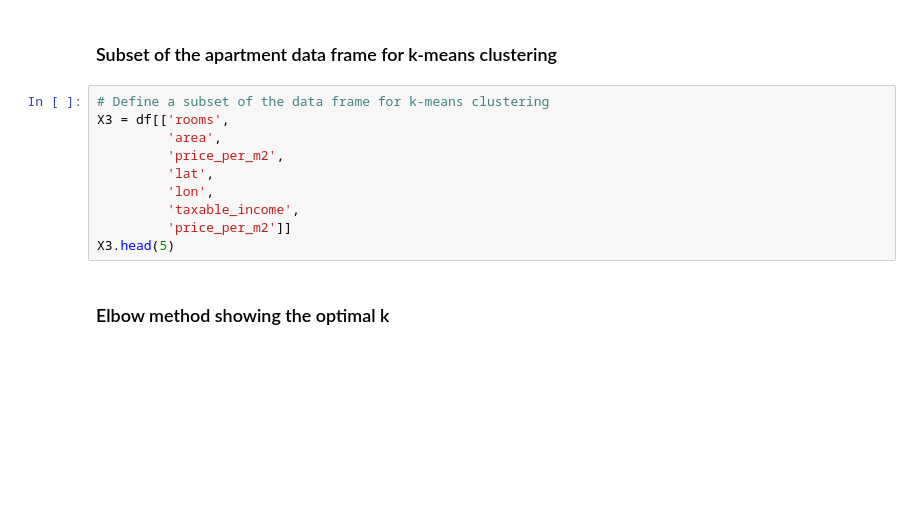
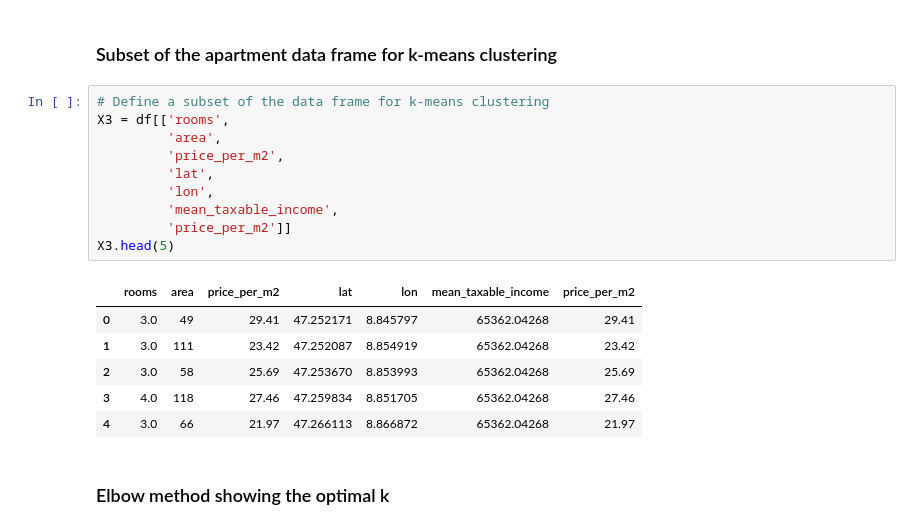
Before and after one commit to kitty365/data_analytics, a Jupyter notebook: Week_10/k-means_clustering.ipynb, the cells around one changed output. Cells and saved outputs as stored; diff of their text form; blank space fills up the shorter version.

```diff
--- a/Week_10/k-means_clustering.ipynb
+++ b/Week_10/k-means_clustering.ipynb
@@ -729,13 +730,20 @@ df.head(5)
 # %%
 # Define a subset of the data frame for k-means clustering
 X3 = df[['rooms',
          'area',
          'price_per_m2',
          'lat',
          'lon',
-         'taxable_income',
+         'mean_taxable_income',
          'price_per_m2']]
 X3.head(5)
+# %% [output]
+|  | rooms | area | price_per_m2 | lat | lon | mean_taxable_income | price_per_m2 |
+| 0 | 3.0 | 49 | 29.41 | 47.252171 | 8.845797 | 65362.04268 | 29.41 |
+| 1 | 3.0 | 111 | 23.42 | 47.252087 | 8.854919 | 65362.04268 | 23.42 |
+| 2 | 3.0 | 58 | 25.69 | 47.253670 | 8.853993 | 65362.04268 | 25.69 |
+| 3 | 4.0 | 118 | 27.46 | 47.259834 | 8.851705 | 65362.04268 | 27.46 |
+| 4 | 3.0 | 66 | 21.97 | 47.266113 | 8.866872 | 65362.04268 | 21.97 |
 # %% [markdown]
 ### Elbow method showing the optimal k
 # %%
```
Also changed, not shown: parts of 23 cells of this notebook, 2 other files.
